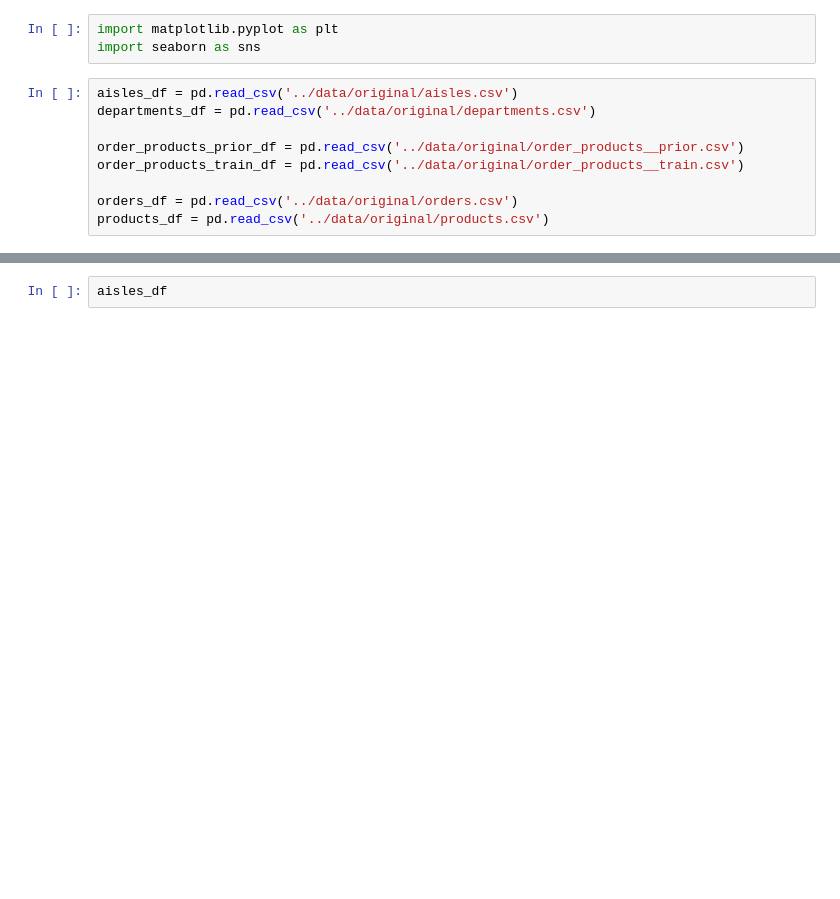
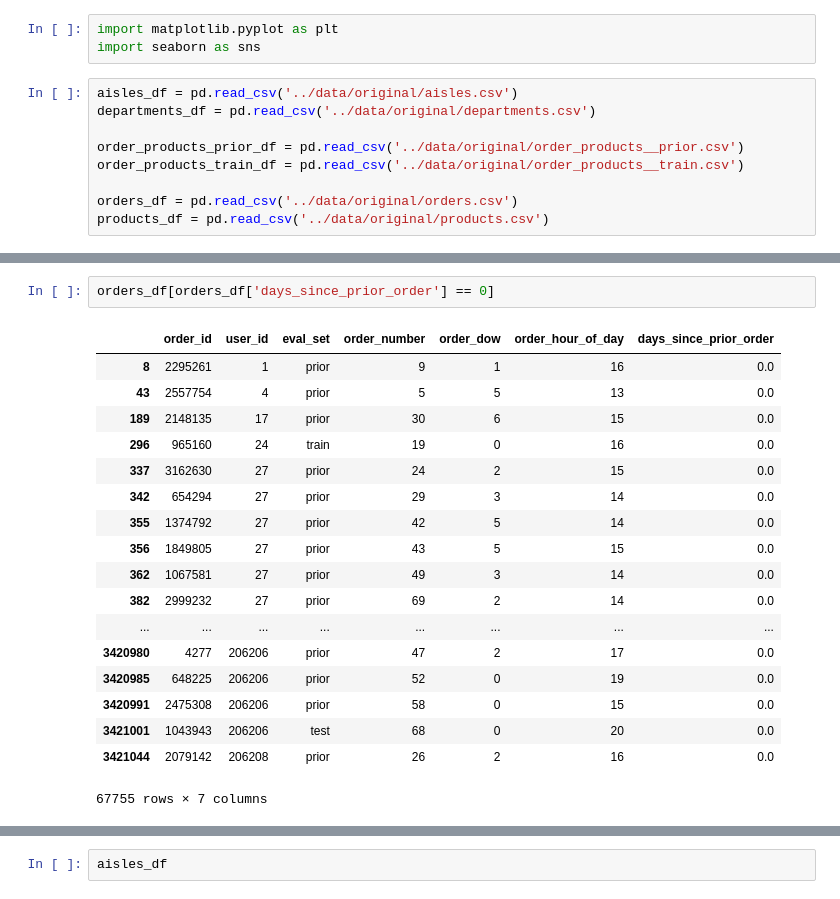
Before and after one commit to AstaTus/Instacar_-Market_Basket_Analysis, a Jupyter notebook: EDA/CommonEDA.ipynb, the cells around one changed output, grey strips where cells are left out. Drawn from its saved outputs; the diff is of its cells as text; blank space fills up the shorter version.

```diff
--- a/EDA/CommonEDA.ipynb
+++ b/EDA/CommonEDA.ipynb
@@ -15,0 +39,21 @@ products_df = pd.read_csv('../data/original/products.csv')
+# %%
+orders_df[orders_df['days_since_prior_order'] == 0]
+# %% [output]
+|  | order_id | user_id | eval_set | order_number | order_dow | order_hour_of_day | days_since_prior_order |
+| 8 | 2295261 | 1 | prior | 9 | 1 | 16 | 0.0 |
+| 43 | 2557754 | 4 | prior | 5 | 5 | 13 | 0.0 |
+| 189 | 2148135 | 17 | prior | 30 | 6 | 15 | 0.0 |
+| 296 | 965160 | 24 | train | 19 | 0 | 16 | 0.0 |
+| 337 | 3162630 | 27 | prior | 24 | 2 | 15 | 0.0 |
+| 342 | 654294 | 27 | prior | 29 | 3 | 14 | 0.0 |
+| 355 | 1374792 | 27 | prior | 42 | 5 | 14 | 0.0 |
+| 356 | 1849805 | 27 | prior | 43 | 5 | 15 | 0.0 |
+| 362 | 1067581 | 27 | prior | 49 | 3 | 14 | 0.0 |
+| 382 | 2999232 | 27 | prior | 69 | 2 | 14 | 0.0 |
+| ... | ... | ... | ... | ... | ... | ... | ... |
+| 3420980 | 4277 | 206206 | prior | 47 | 2 | 17 | 0.0 |
+| 3420985 | 648225 | 206206 | prior | 52 | 0 | 19 | 0.0 |
+| 3420991 | 2475308 | 206206 | prior | 58 | 0 | 15 | 0.0 |
+| 3421001 | 1043943 | 206206 | test | 68 | 0 | 20 | 0.0 |
+| 3421044 | 2079142 | 206208 | prior | 26 | 2 | 16 | 0.0 |
+67755 rows × 7 columns
```
Also changed, not shown: parts of 14 cells of this notebook, 1 other file.
